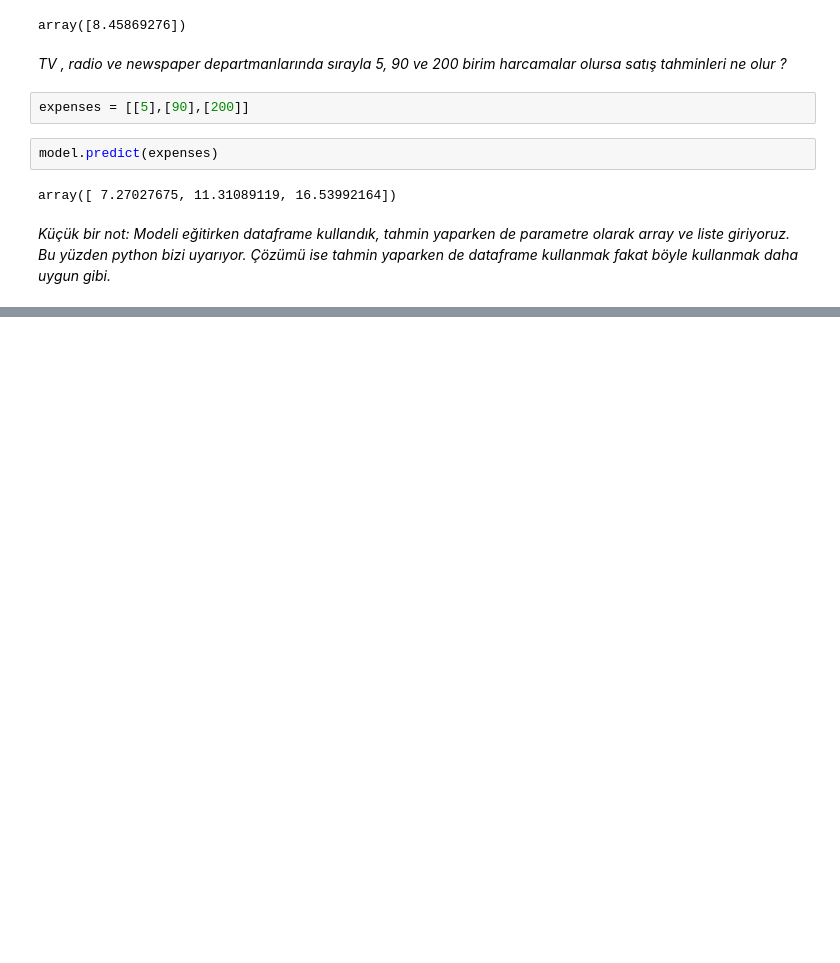
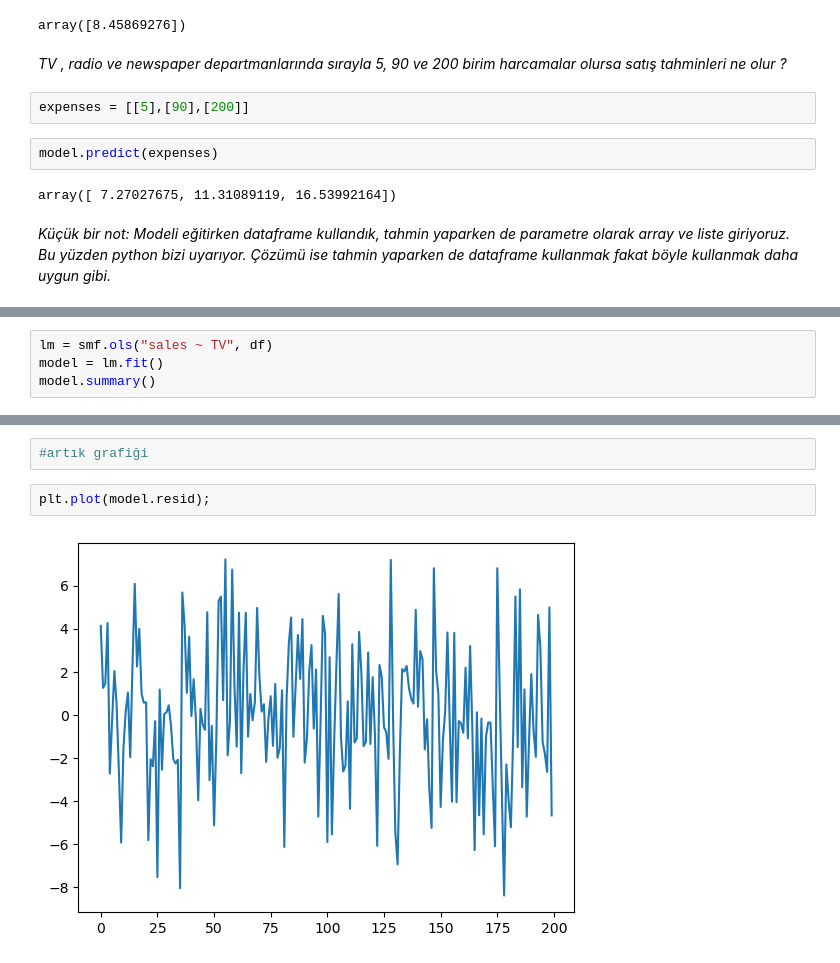
Before and after one commit to muratcanyaman/Data-Science-Machine-Learning, a Jupyter notebook: Machine Learning II - Linear Regression and Variants/01b_basic_linear_regression_model.ipynb, the cells around one changed output, grey strips where cells are left out. Saved outputs shown, nothing was run; the diff lists cells and outputs as text; blank space fills up the shorter version.

Commit message:
edited blr model nb

```diff
--- a/Machine Learning II - Linear Regression and Variants/01b_basic_linear_regression_model.ipynb
+++ b/Machine Learning II - Linear Regression and Variants/01b_basic_linear_regression_model.ipynb
@@ -373,0 +378,4 @@ array([ 7.27027675, 11.31089119, 16.53992164])
+# %%
+lm = smf.ols("sales ~ TV", df)
+model = lm.fit()
+model.summary()
@@ -373,0 +520,6 @@ array([ 7.27027675, 11.31089119, 16.53992164])
+# %%
+#artık grafiği
+# %%
+plt.plot(model.resid);
+# %% [output]
+[figure, added]
```
Also changed, not shown: parts of 26 cells of this notebook.
